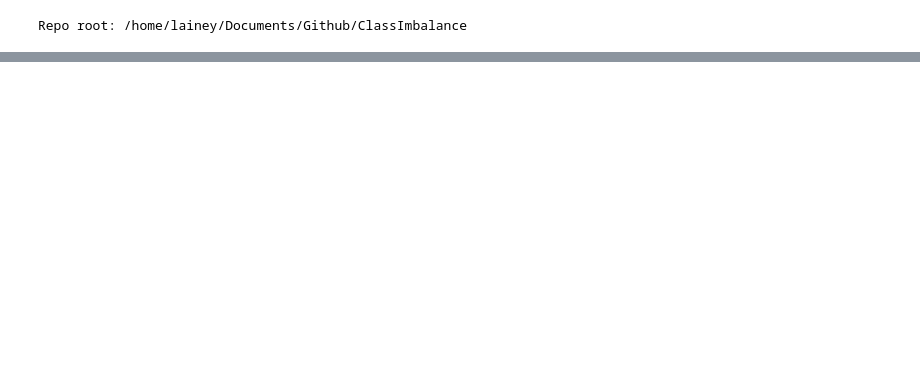
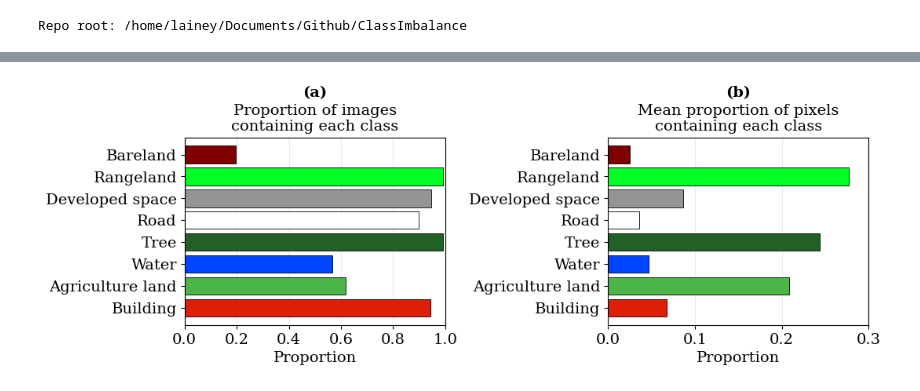
Before and after one commit to LaineyLouiseWard/ClassImbalance, a Jupyter notebook: scripts/figures/fig2_oem_distribution.ipynb, the cells around one changed output, grey strips where cells are left out. Saved outputs shown, nothing was run; the diff lists cells and outputs as text; code cells hidden in the pictures; blank space fills up the shorter version.

```diff
--- a/scripts/figures/fig2_oem_distribution.ipynb
+++ b/scripts/figures/fig2_oem_distribution.ipynb
@@ -167,0 +168,77 @@ plt.show()
+# %%
+fig, axes = plt.subplots(
+    nrows=1, ncols=2,
+    figsize=(11, 4)
+)
+
+fig.subplots_adjust(wspace=0.25)
+
+# -------- Panel (a): proportion of tiles --------
+ax = axes[0]
+ax.barh(
+    Y,
+    tile_proportion,
+    color=[OEM8_HEX[k] for k in PLOT_IDS],
+    edgecolor="black",
+    linewidth=0.6
+)
+
+ax.set_yticks(Y)
+ax.set_yticklabels(LABELS, fontsize=14)
+ax.invert_yaxis()
+ax.set_xlim(0, 1.0)
+ax.set_xlabel("Proportion", fontsize=14)
+ax.set_title("Proportion of images\ncontaining each class", fontsize=14)
+
+# move (a) up
+ax.text(
+    0.5, 1.20, "(a)",
+    transform=ax.transAxes,
+    ha="center", va="bottom",
+    fontsize=14, fontweight="bold"
+)
+
+ax.grid(True, axis="x", alpha=0.25)
+ax.set_axisbelow(True)
+ax.tick_params(axis="x", labelsize=14)
+
+# -------- Panel (b): proportion of pixels --------
+ax = axes[1]
+ax.barh(
+    Y,
+    pixel_proportion,
+    color=[OEM8_HEX[k] for k in PLOT_IDS],
+    edgecolor="black",
+    linewidth=0.6
+)
+
+ax.set_yticks(Y)
+ax.set_yticklabels(LABELS, fontsize=14)
+ax.invert_yaxis()
+
+# x-axis max = 3.0 (requested)
+ax.set_xlim(0, 0.3)
+
+ax.set_xlabel("Proportion", fontsize=14)
+ax.set_title("Mean proportion of pixels\ncontaining each class", fontsize=14)
+
+# move (b) up
+ax.text(
+    0.5, 1.20, "(b)",
+    transform=ax.transAxes,
+    ha="center", va="bottom",
+    fontsize=14, fontweight="bold"
+)
+
+ax.grid(True, axis="x", alpha=0.25)
+ax.set_axisbelow(True)
+ax.tick_params(axis="x", labelsize=14)
+
+out_path = REPO_ROOT / "figures" / "fig2_oem_class_distribution.pdf"
+out_path.parent.mkdir(parents=True, exist_ok=True)
+
+fig.tight_layout()
+fig.savefig(out_path)
+plt.show()
+# %% [output]
+[figure, added]
```
Also changed, not shown: parts of 2 cells of this notebook, 11 other files.
